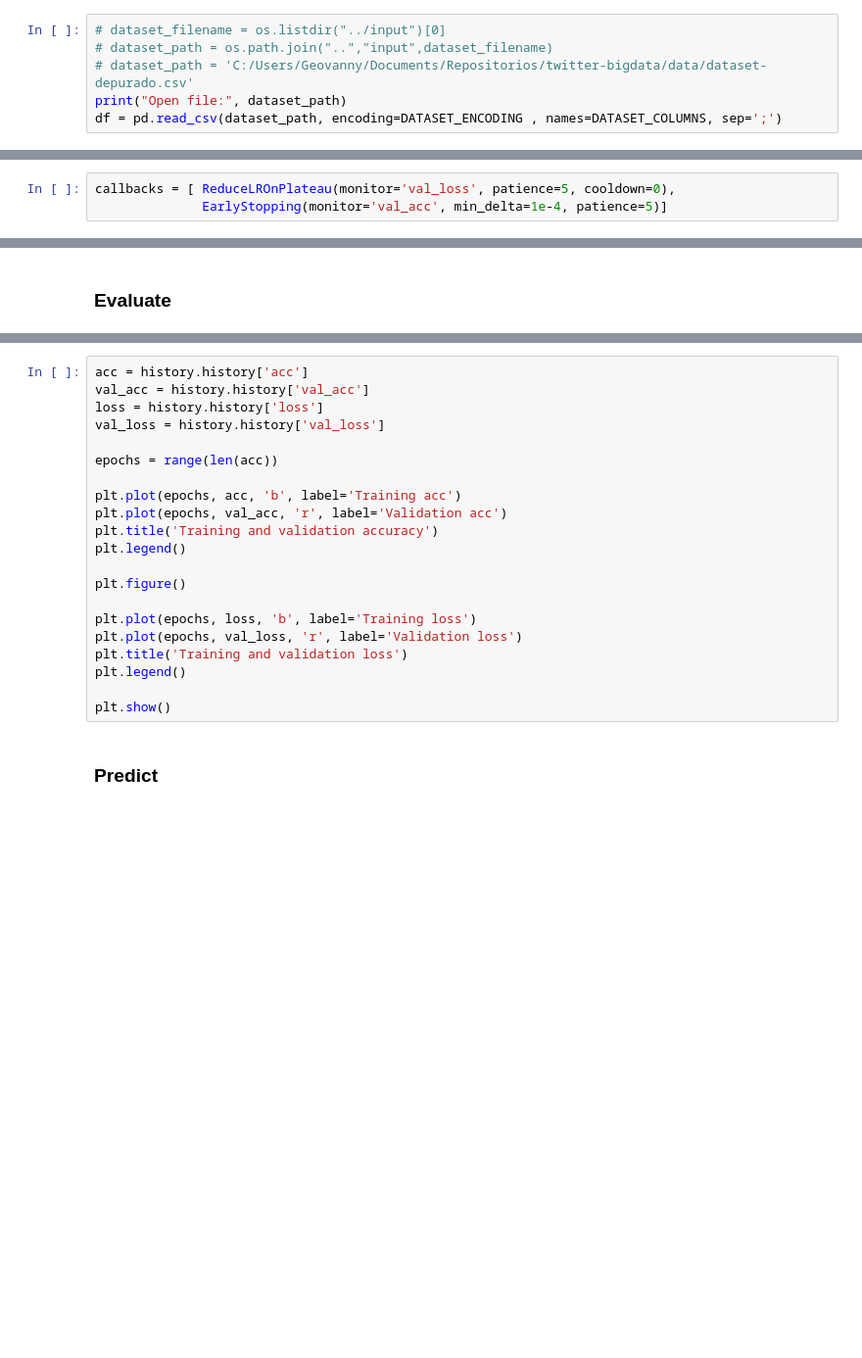
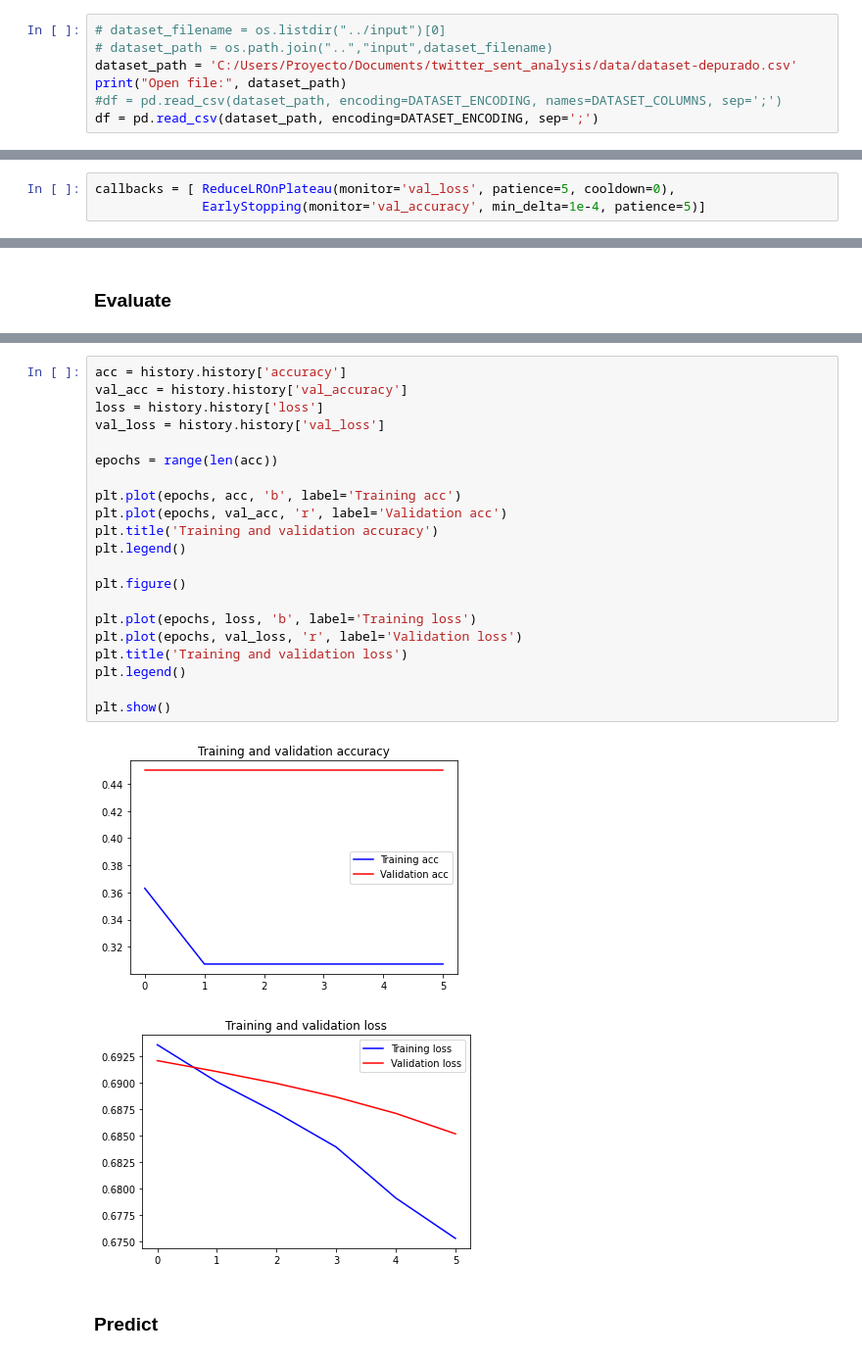
Before and after one commit to ggonzr/twitter_sent_analysis, a Jupyter notebook: twitter-nlp-sa.ipynb, the cells around one changed output, grey strips where cells are left out. Shown: that part at 98% size. Saved outputs shown, nothing was run; the diff lists cells and outputs as text; blank space fills up the shorter version.

```diff
--- a/twitter-nlp-sa.ipynb
+++ b/twitter-nlp-sa.ipynb
@@ -108,6 +115,7 @@ ENCODER_MODEL = "encoder.pkl"
 # %%
 # dataset_filename = os.listdir("../input")[0]
 # dataset_path = os.path.join("..","input",dataset_filename)
-# dataset_path = 'C:/Users/Geovanny/Documents/Repositorios/twitter-bigdata/data/dataset-depurado.csv'
+dataset_path = 'C:/Users/Proyecto/Documents/twitter_sent_analysis/data/dataset-depurado.csv'
 print("Open file:", dataset_path)
-df = pd.read_csv(dataset_path, encoding=DATASET_ENCODING , names=DATASET_COLUMNS, sep=';')
+#df = pd.read_csv(dataset_path, encoding=DATASET_ENCODING, names=DATASET_COLUMNS, sep=';')
+df = pd.read_csv(dataset_path, encoding=DATASET_ENCODING, sep=';')
@@ -249,7 +379,7 @@ model.compile(loss='binary_crossentropy',
 ### Callbacks
 # %%
 callbacks = [ ReduceLROnPlateau(monitor='val_loss', patience=5, cooldown=0),
-              EarlyStopping(monitor='val_acc', min_delta=1e-4, patience=5)]
+              EarlyStopping(monitor='val_accuracy', min_delta=1e-4, patience=5)]
 # %% [markdown]
 ### Train
 # %%
@@ -271,24 +424,27 @@ print("LOSS:",score[0])
 # %%
-acc = history.history['acc']
-val_acc = history.history['val_acc']
+acc = history.history['accuracy']
+val_acc = history.history['val_accuracy']
 loss = history.history['loss']
 val_loss = history.history['val_loss']
 
 epochs = range(len(acc))
 
 plt.plot(epochs, acc, 'b', label='Training acc')
 plt.plot(epochs, val_acc, 'r', label='Validation acc')
 plt.title('Training and validation accuracy')
 plt.legend()
 
 plt.figure()
 
 plt.plot(epochs, loss, 'b', label='Training loss')
 plt.plot(epochs, val_loss, 'r', label='Validation loss')
 plt.title('Training and validation loss')
 plt.legend()
 
 plt.show()
+# %% [output]
+[figure, added]
+[figure, added]
 # %% [markdown]
 ### Predict
 # %%
```
Also changed, not shown: parts of 35 cells of this notebook, 2 other files.
